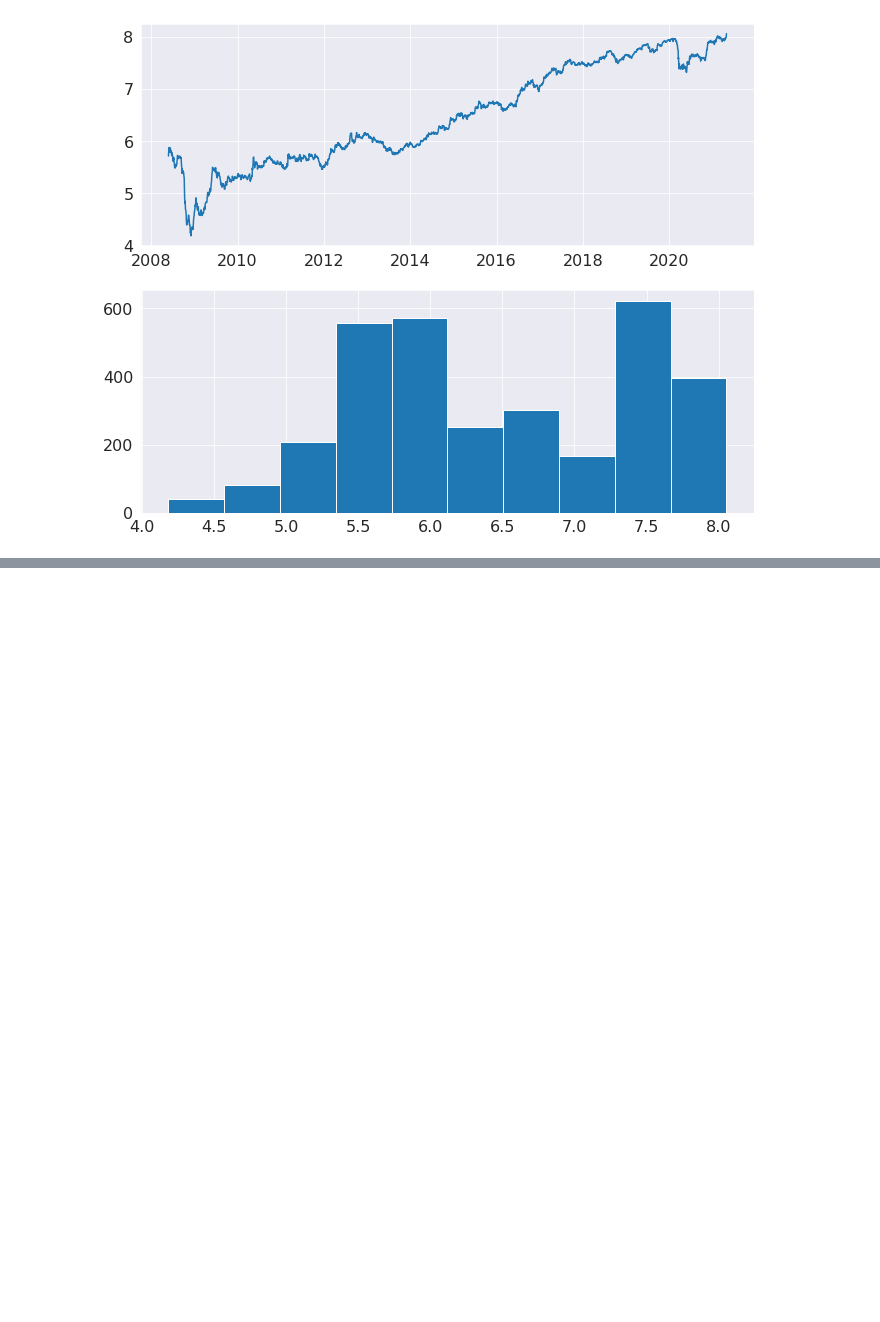
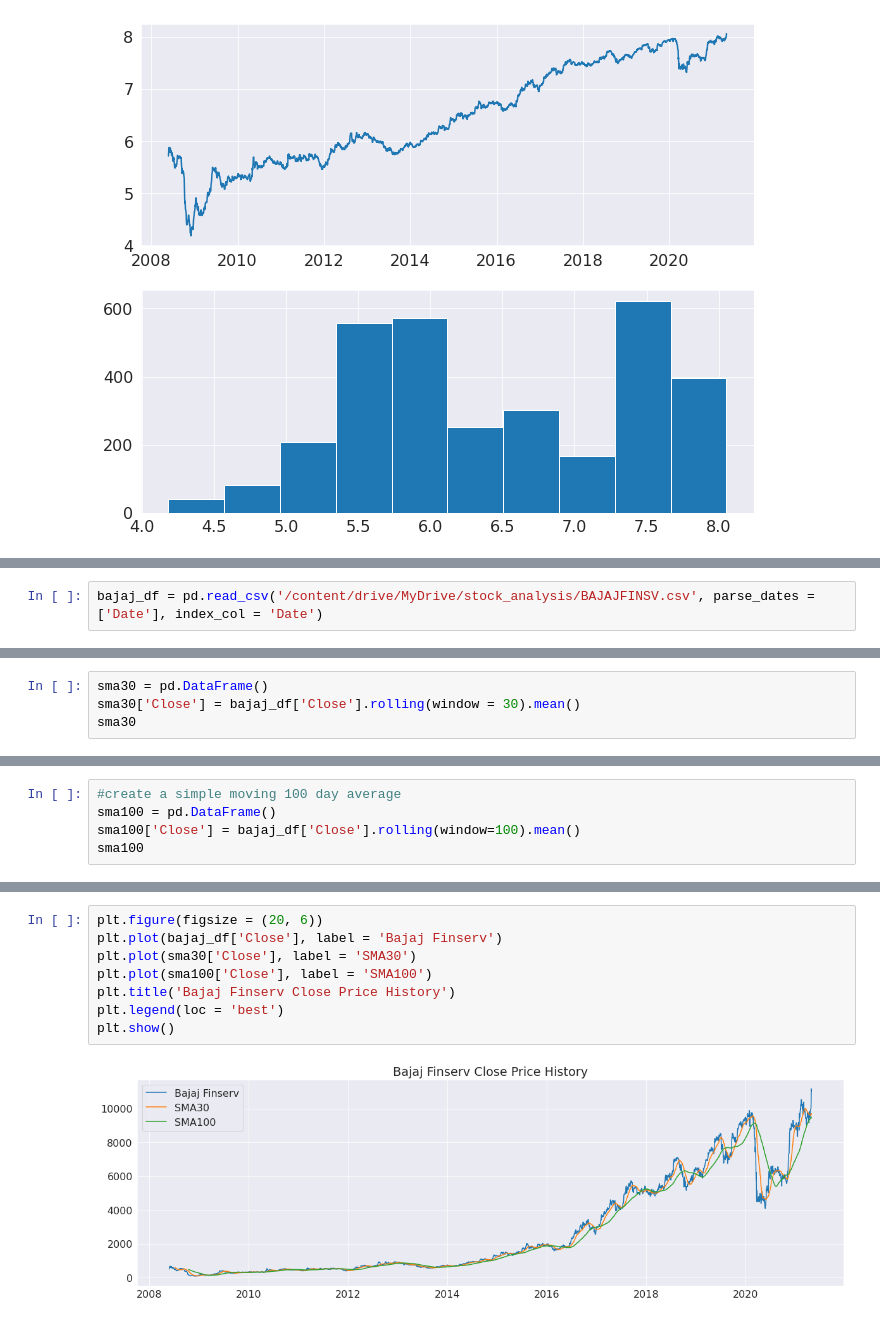
Before and after one commit to manishmawatwal/Stock-Analysis, a Jupyter notebook: Bajaj_Finserv_Stock_Analysis.ipynb, the cells around one changed output, grey strips where cells are left out. Saved outputs shown, nothing was run; the diff lists cells and outputs as text; blank space fills up the shorter version.

```diff
--- a/Bajaj_Finserv_Stock_Analysis.ipynb
+++ b/Bajaj_Finserv_Stock_Analysis.ipynb
@@ -941,0 +942,2 @@ Lambda: -0.031969
+# %%
+bajaj_df = pd.read_csv('/content/drive/MyDrive/stock_analysis/BAJAJFINSV.csv', parse_dates = ['Date'], index_col = 'Date')
@@ -941,0 +954,4 @@ Lambda: -0.031969
+# %%
+sma30 = pd.DataFrame()
+sma30['Close'] = bajaj_df['Close'].rolling(window = 30).mean()
+sma30
@@ -941,0 +973,5 @@ Lambda: -0.031969
+# %%
+#create a simple moving 100 day average
+sma100 = pd.DataFrame()
+sma100['Close'] = bajaj_df['Close'].rolling(window=100).mean()
+sma100
@@ -941,0 +993,10 @@ Lambda: -0.031969
+# %%
+plt.figure(figsize = (20, 6))
+plt.plot(bajaj_df['Close'], label = 'Bajaj Finserv')
+plt.plot(sma30['Close'], label = 'SMA30')
+plt.plot(sma100['Close'], label = 'SMA100')
+plt.title('Bajaj Finserv Close Price History')
+plt.legend(loc = 'best')
+plt.show()
+# %% [output]
+[figure, added]
```
Also changed, not shown: parts of 183 cells of this notebook.
